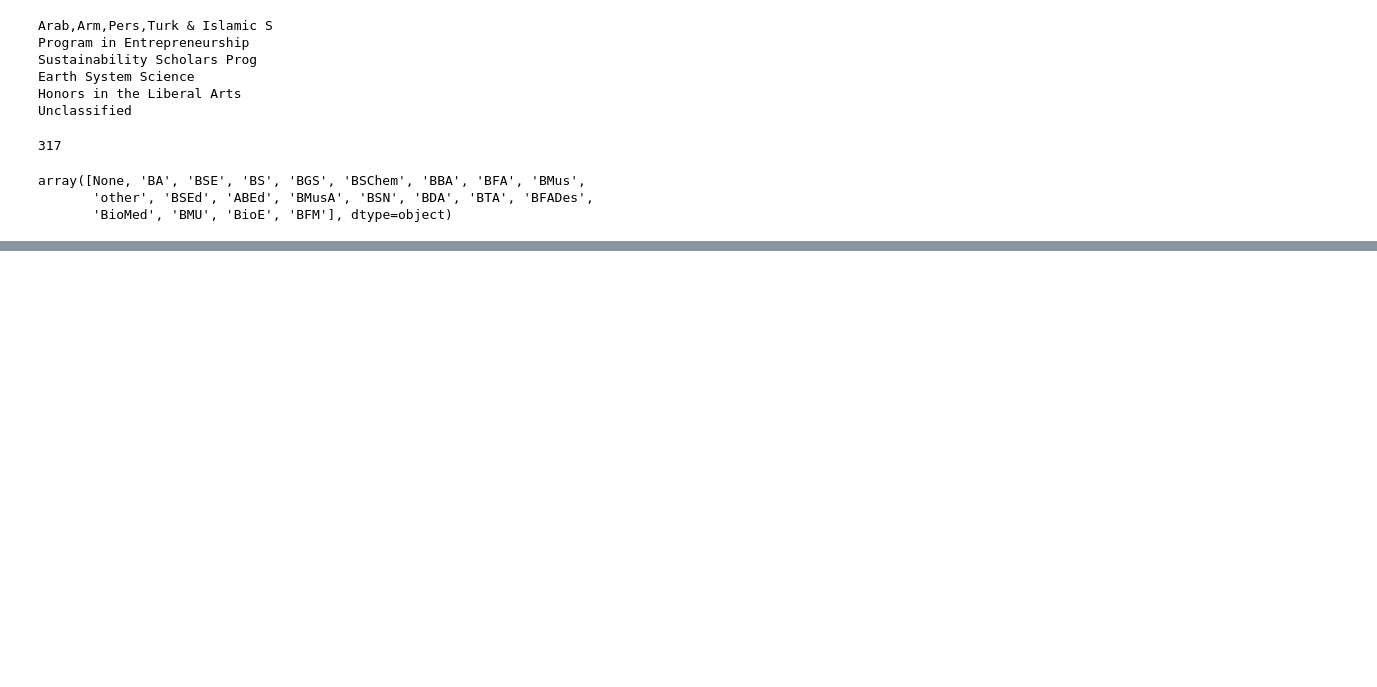
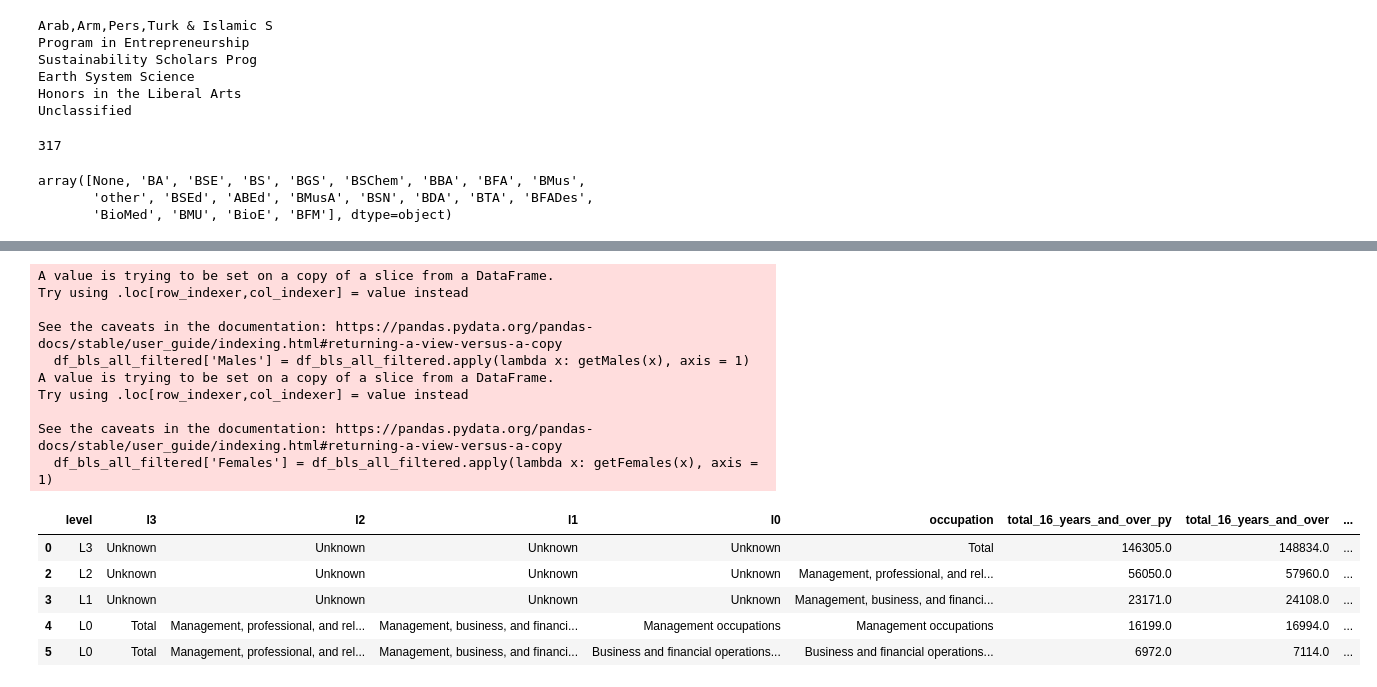
Before and after one commit to MADS-593-Project/Project, a Jupyter notebook: kolbe_work.ipynb, the cells around one changed output, grey strips where cells are left out. Saved outputs shown, nothing was run; the diff lists cells and outputs as text; code cells hidden in the pictures; blank space fills up the shorter version.

```diff
--- a/kolbe_work.ipynb
+++ b/kolbe_work.ipynb
@@ -302,0 +458,35 @@ getFigs('ADMIT_TERM_TERM_YEAR', 'Deg_Type', columnlst, merge_df)
+# %%
+def getMales(row):
+    x = row['male_16_years_and_over'] +row['male_20_years_and_over']
+    if type(x) ==float:
+        return x
+    else:
+        return
+df_bls_all_filtered['Males'] = df_bls_all_filtered.apply(lambda x: getMales(x), axis = 1)
+
+def getFemales(row):
+    x= row['female_16_years_and_over'] +row['female_20_years_and_over']
+    if type(x) ==float:
+            return x
+    else:
+        return
+df_bls_all_filtered['Females'] = df_bls_all_filtered.apply(lambda x: getFemales(x), axis = 1)
+
+df_bls_all_filtered.head()
+# %% [output]
+A value is trying to be set on a copy of a slice from a DataFrame.
+Try using .loc[row_indexer,col_indexer] = value instead
+
+See the caveats in the documentation: https://pandas.pydata.org/pandas-docs/stable/user_guide/indexing.html#returning-a-view-versus-a-copy
+  df_bls_all_filtered['Males'] = df_bls_all_filtered.apply(lambda x: getMales(x), axis = 1)
+A value is trying to be set on a copy of a slice from a DataFrame.
+Try using .loc[row_indexer,col_indexer] = value instead
+
+See the caveats in the documentation: https://pandas.pydata.org/pandas-docs/stable/user_guide/indexing.html#returning-a-view-versus-a-copy
+  df_bls_all_filtered['Females'] = df_bls_all_filtered.apply(lambda x: getFemales(x), axis = 1)
+|  | level | l3 | l2 | l1 | l0 | occupation | total_16_years_and_over_py | total_16_years_and_over | ... |
+| 0 | L3 | Unknown | Unknown | Unknown | Unknown | Total | 146305.0 | 148834.0 | ... |
+| 2 | L2 | Unknown | Unknown | Unknown | Unknown | Management, professional, and rel... | 56050.0 | 57960.0 | ... |
+| 3 | L1 | Unknown | Unknown | Unknown | Unknown | Management, business, and financi... | 23171.0 | 24108.0 | ... |
+| 4 | L0 | Total | Management, professional, and rel... | Management, business, and financi... | Management occupations | Management occupations | 16199.0 | 16994.0 | ... |
+| 5 | L0 | Total | Management, professional, and rel... | Management, business, and financi... | Business and financial operations... | Business and financial operations... | 6972.0 | 7114.0 | ... |
```
Also changed, not shown: parts of 18 cells of this notebook.
